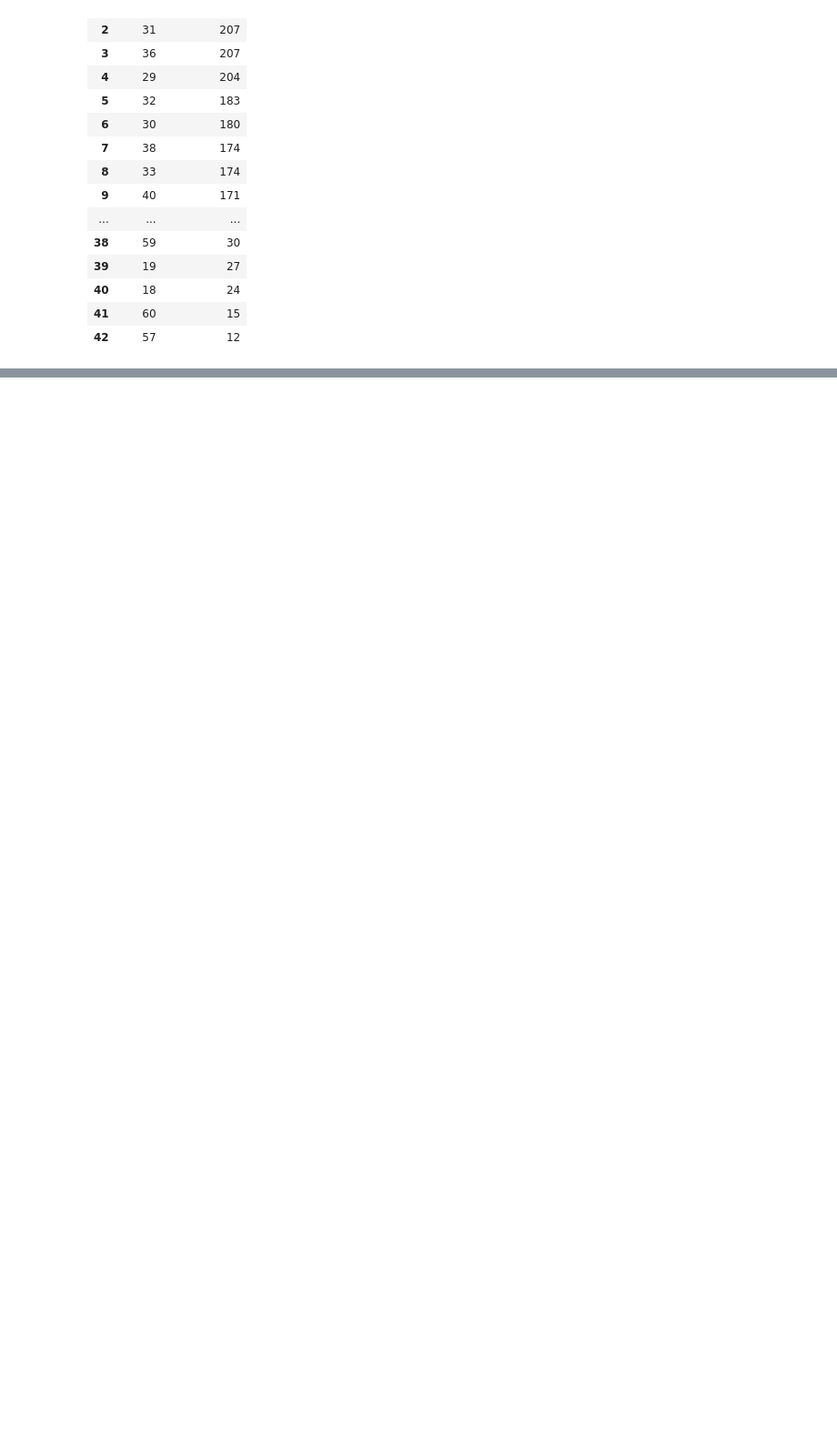
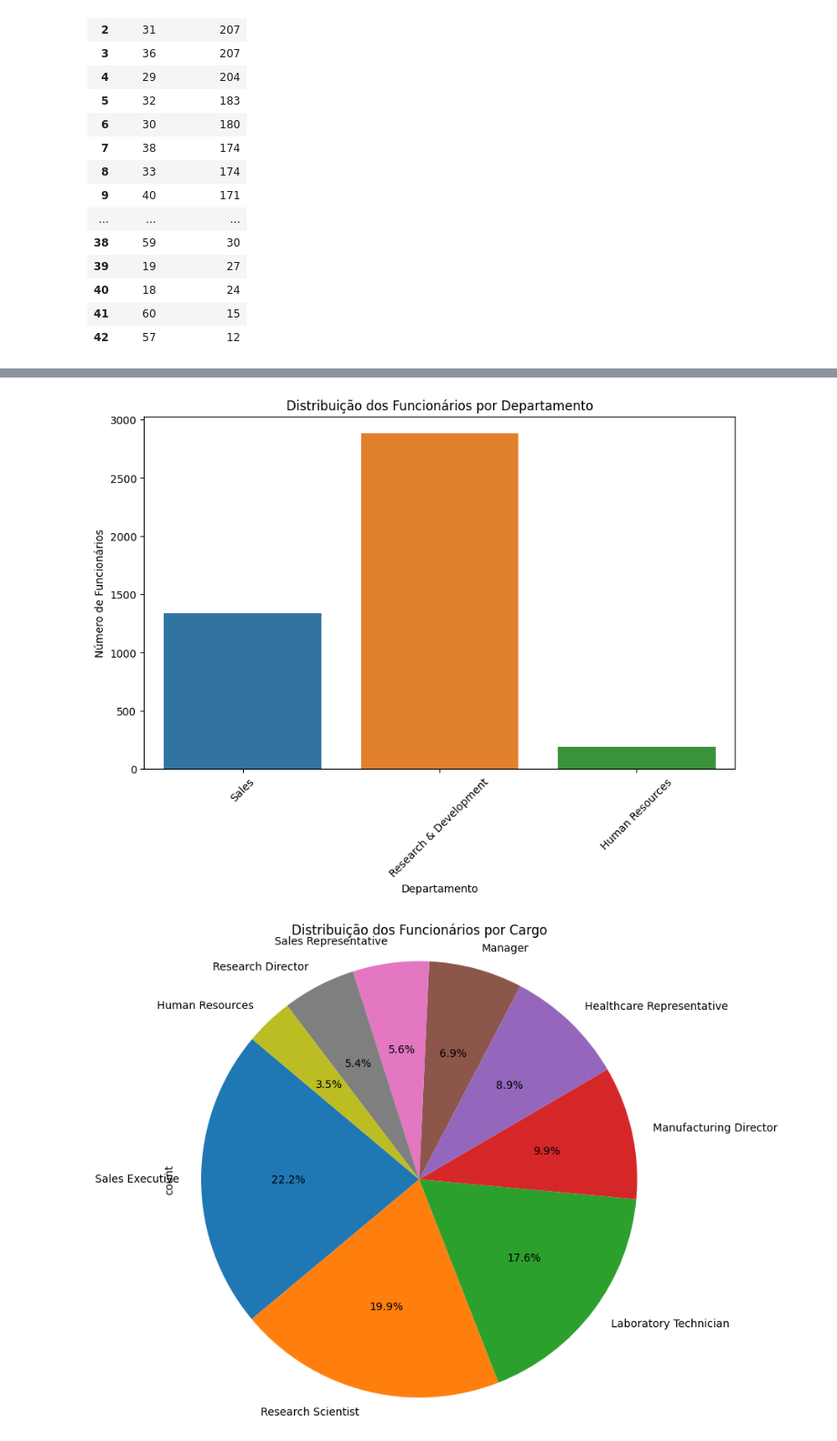
Before and after one commit to GuMilano/-Employee-Data-Analysis-, a Jupyter notebook: notebook642e8e5b9a.ipynb, the cells around one changed output, grey strips where cells are left out. Shown: that part at 91% size. Cells and saved outputs as stored; diff of their text form; code cells hidden in the pictures; blank space fills up the shorter version.

```diff
--- a/notebook642e8e5b9a.ipynb
+++ b/notebook642e8e5b9a.ipynb
@@ -115,0 +163,40 @@ Name: proportion, dtype: float64
+# %%
+import matplotlib.pyplot as plt
+import seaborn as sns
+
+# Gráfico de barras para distribuição dos departamentos
+plt.figure(figsize=(10, 6))
+sns.countplot(data=df, x='Departamento')
+plt.title('Distribuição dos Funcionários por Departamento')
+plt.xlabel('Departamento')
+plt.ylabel('Número de Funcionários')
+plt.xticks(rotation=45)
+plt.show()
+
+# Gráfico de pizza para distribuição dos cargos
+plt.figure(figsize=(8, 8))
+df['Cargo'].value_counts().plot(kind='pie', autopct='%1.1f%%', startangle=140)
+plt.title('Distribuição dos Funcionários por Cargo')
+plt.axis('equal')
+plt.show()
+
+# Histograma para distribuição da idade dos funcionários
+plt.figure(figsize=(10, 6))
+sns.histplot(data=df, x='Idade', bins=20, kde=True)
+plt.title('Distribuição da Idade dos Funcionários')
+plt.xlabel('Idade')
+plt.ylabel('Número de Funcionários')
+plt.show()
+
+# Gráfico de barras empilhadas para comparar a taxa de atrito entre os departamentos
+plt.figure(figsize=(10, 6))
+sns.countplot(data=df, x='Departamento', hue='Atrito')
+plt.title('Taxa de Atrito por Departamento')
+plt.xlabel('Departamento')
+plt.ylabel('Número de Funcionários')
+plt.xticks(rotation=45)
+plt.legend(title='Tiveram Atrito?')
+plt.show()
+# %% [output]
+[figure, added]
+[figure, added]
```
Also changed, not shown: parts of 6 cells of this notebook.
